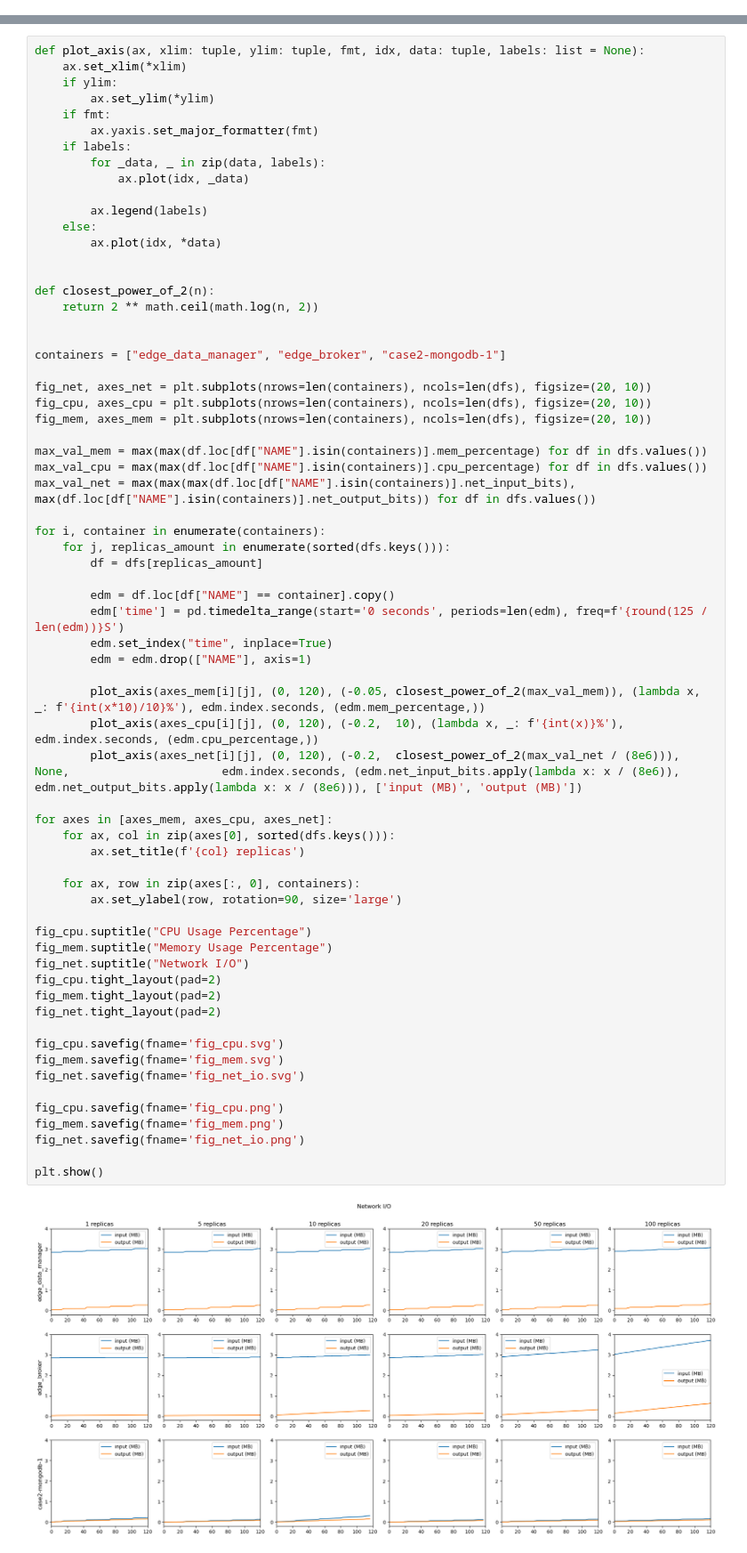
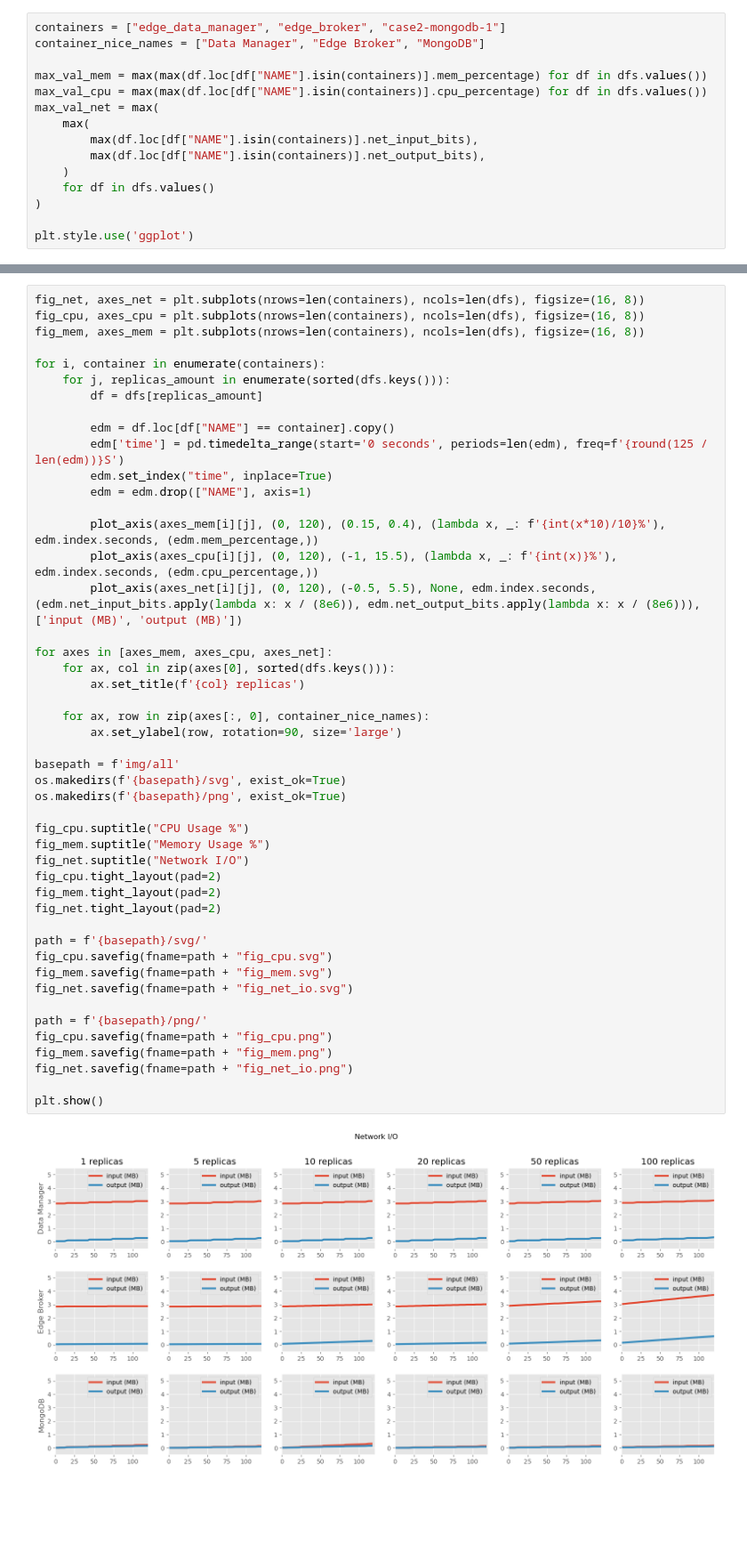
Before and after one commit to debemdeboas/EdgeExperiment, a Jupyter notebook: Case 2/logs/data.ipynb, the cells around one changed output, grey strips where cells are left out. Shown at 89% size. Cells and saved outputs as stored; diff of their text form; blank space fills up the shorter version.

```diff
--- a/Case 2/logs/data.ipynb
+++ b/Case 2/logs/data.ipynb
@@ -51,0 +79,15 @@ for fname in iglob('*.csv'):
+# %%
+containers = ["edge_data_manager", "edge_broker", "case2-mongodb-1"]
+container_nice_names = ["Data Manager", "Edge Broker", "MongoDB"]
+
+max_val_mem = max(max(df.loc[df["NAME"].isin(containers)].mem_percentage) for df in dfs.values())
+max_val_cpu = max(max(df.loc[df["NAME"].isin(containers)].cpu_percentage) for df in dfs.values())
+max_val_net = max(
+    max(
+        max(df.loc[df["NAME"].isin(containers)].net_input_bits),
+        max(df.loc[df["NAME"].isin(containers)].net_output_bits),
+    )
+    for df in dfs.values()
+)
+
+plt.style.use('ggplot')
@@ -52,68 +168,49 @@ for fname in iglob('*.csv'):
 # %%
-def plot_axis(ax, xlim: tuple, ylim: tuple, fmt, idx, data: tuple, labels: list = None):
-    ax.set_xlim(*xlim)
-    if ylim:
-        ax.set_ylim(*ylim)
-    if fmt:
-        ax.yaxis.set_major_formatter(fmt)
-    if labels:
-        for _data, _ in zip(data, labels):
-            ax.plot(idx, _data)
-
-        ax.legend(labels)
-    else:
-        ax.plot(idx, *data)
-
-
-def closest_power_of_2(n):
-    return 2 ** math.ceil(math.log(n, 2))
-
-
-containers = ["edge_data_manager", "edge_broker", "case2-mongodb-1"]
-
-fig_net, axes_net = plt.subplots(nrows=len(containers), ncols=len(dfs), figsize=(20, 10))
-fig_cpu, axes_cpu = plt.subplots(nrows=len(containers), ncols=len(dfs), figsize=(20, 10))
-fig_mem, axes_mem = plt.subplots(nrows=len(containers), ncols=len(dfs), figsize=(20, 10))
-
-max_val_mem = max(max(df.loc[df["NAME"].isin(containers)].mem_percentage) for df in dfs.values())
-max_val_cpu = max(max(df.loc[df["NAME"].isin(containers)].cpu_percentage) for df in dfs.values())
-max_val_net = max(max(max(df.loc[df["NAME"].isin(containers)].net_input_bits), max(df.loc[df["NAME"].isin(containers)].net_output_bits)) for df in dfs.values())
+fig_net, axes_net = plt.subplots(nrows=len(containers), ncols=len(dfs), figsize=(16, 8))
+fig_cpu, axes_cpu = plt.subplots(nrows=len(containers), ncols=len(dfs), figsize=(16, 8))
+fig_mem, axes_mem = plt.subplots(nrows=len(containers), ncols=len(dfs), figsize=(16, 8))
 
 for i, container in enumerate(containers):
     for j, replicas_amount in enumerate(sorted(dfs.keys())):
         df = dfs[replicas_amount]
 
         edm = df.loc[df["NAME"] == container].copy()
         edm['time'] = pd.timedelta_range(start='0 seconds', periods=len(edm), freq=f'{round(125 / len(edm))}S')
         edm.set_index("time", inplace=True)
         edm = edm.drop(["NAME"], axis=1)
 
-        plot_axis(axes_mem[i][j], (0, 120), (-0.05, closest_power_of_2(max_val_mem)), (lambda x, _: f'{int(x*10)/10}%'), edm.index.seconds, (edm.mem_percentage,))
-        plot_axis(axes_cpu[i][j], (0, 120), (-0.2,  10), (lambda x, _: f'{int(x)}%'),       edm.index.seconds, (edm.cpu_percentage,))
-        plot_axis(axes_net[i][j], (0, 120), (-0.2,  closest_power_of_2(max_val_net / (8e6))), None,                      edm.index.seconds, (edm.net_input_bits.apply(lambda x: x / (8e6)), edm.net_output_bits.apply(lambda x: x / (8e6))), ['input (MB)', 'output (MB)'])
+        plot_axis(axes_mem[i][j], (0, 120), (0.15, 0.4), (lambda x, _: f'{int(x*10)/10}%'), edm.index.seconds, (edm.mem_percentage,))
+        plot_axis(axes_cpu[i][j], (0, 120), (-1, 15.5), (lambda x, _: f'{int(x)}%'), edm.index.seconds, (edm.cpu_percentage,))
+        plot_axis(axes_net[i][j], (0, 120), (-0.5, 5.5), None, edm.index.seconds, (edm.net_input_bits.apply(lambda x: x / (8e6)), edm.net_output_bits.apply(lambda x: x / (8e6))), ['input (MB)', 'output (MB)'])
 
 for axes in [axes_mem, axes_cpu, axes_net]:
     for ax, col in zip(axes[0], sorted(dfs.keys())):
         ax.set_title(f'{col} replicas')
 
-    for ax, row in zip(axes[:, 0], containers):
+    for ax, row in zip(axes[:, 0], container_nice_names):
         ax.set_ylabel(row, rotation=90, size='large')
 
-fig_cpu.suptitle("CPU Usage Percentage")
-fig_mem.suptitle("Memory Usage Percentage")
+basepath = f'img/all'
+os.makedirs(f'{basepath}/svg', exist_ok=True)
+os.makedirs(f'{basepath}/png', exist_ok=True)
+
+fig_cpu.suptitle("CPU Usage %")
+fig_mem.suptitle("Memory Usage %")
 fig_net.suptitle("Network I/O")
 fig_cpu.tight_layout(pad=2)
 fig_mem.tight_layout(pad=2)
 fig_net.tight_layout(pad=2)
 
-fig_cpu.savefig(fname='fig_cpu.svg')
-fig_mem.savefig(fname='fig_mem.svg')
-fig_net.savefig(fname='fig_net_io.svg')
+path = f'{basepath}/svg/'
+fig_cpu.savefig(fname=path + "fig_cpu.svg")
+fig_mem.savefig(fname=path + "fig_mem.svg")
+fig_net.savefig(fname=path + "fig_net_io.svg")
 
-fig_cpu.savefig(fname='fig_cpu.png')
-fig_mem.savefig(fname='fig_mem.png')
-fig_net.savefig(fname='fig_net_io.png')
+path = f'{basepath}/png/'
+fig_cpu.savefig(fname=path + "fig_cpu.png")
+fig_mem.savefig(fname=path + "fig_mem.png")
+fig_net.savefig(fname=path + "fig_net_io.png")
 
 plt.show()
 # %% [output]
-[figure, old version]
+[figure, new version]
```
Also changed, not shown: parts of 6 cells of this notebook, 41 other files.
